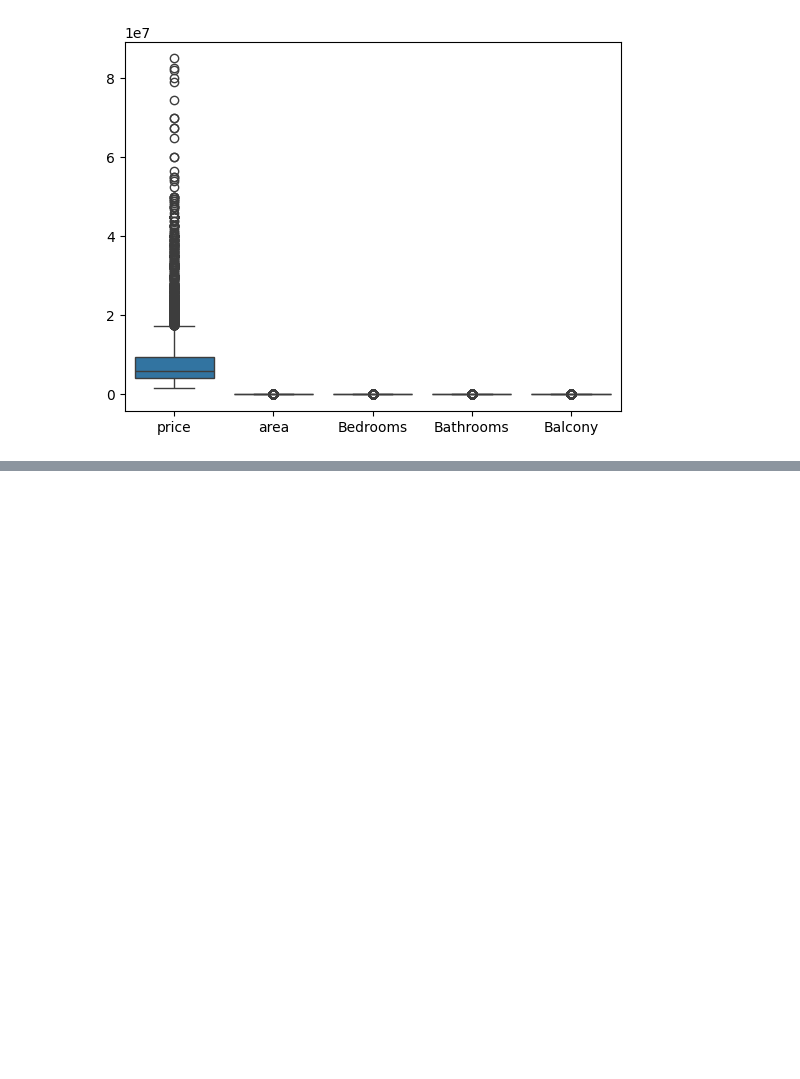
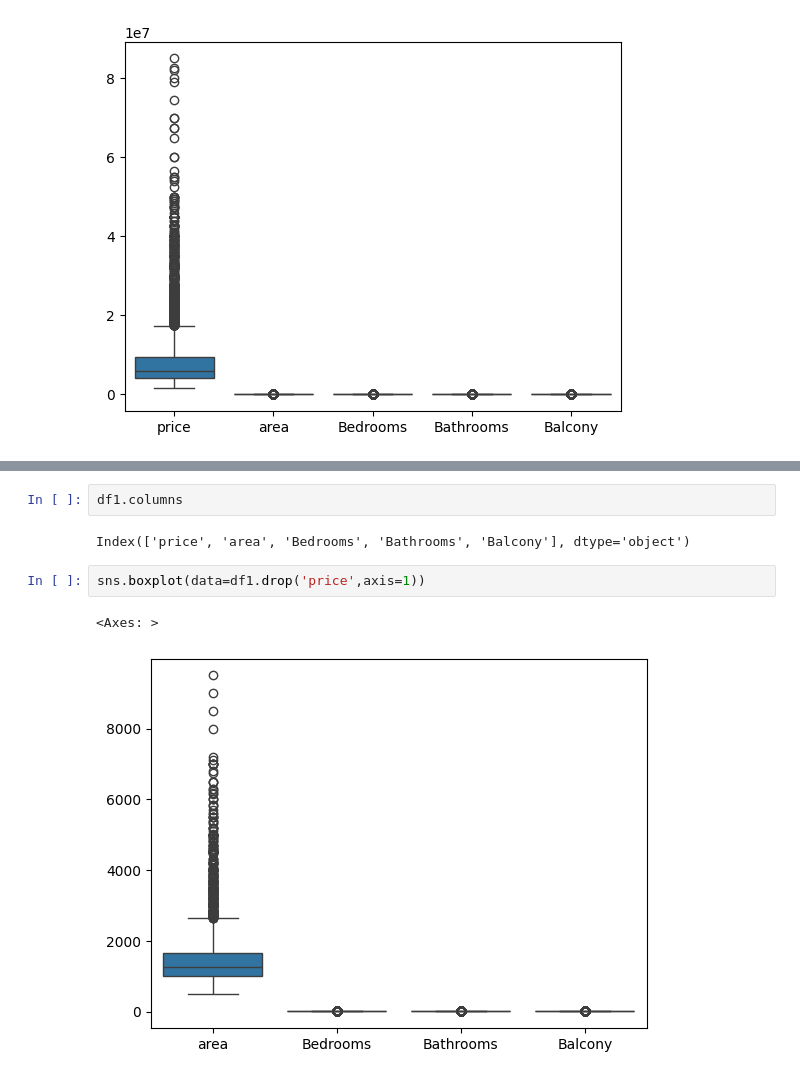
Before and after one commit to peeyush1278/Python-Experiment, a Jupyter notebook: Python-Exp/Housing Price/Housing.ipynb, the cells around one changed output, grey strips where cells are left out. Cells and saved outputs as stored; diff of their text form; blank space fills up the shorter version.

```diff
--- a/Python-Exp/Housing Price/Housing.ipynb
+++ b/Python-Exp/Housing Price/Housing.ipynb
@@ -265,0 +304,9 @@ sns.boxplot(df1)
+# %%
+df1.columns
+# %% [output]
+Index(['price', 'area', 'Bedrooms', 'Bathrooms', 'Balcony'], dtype='object')
+# %%
+sns.boxplot(data=df1.drop('price',axis=1))
+# %% [output]
+<Axes: >
+[figure, added]
```
Also changed, not shown: parts of 25 cells of this notebook.
